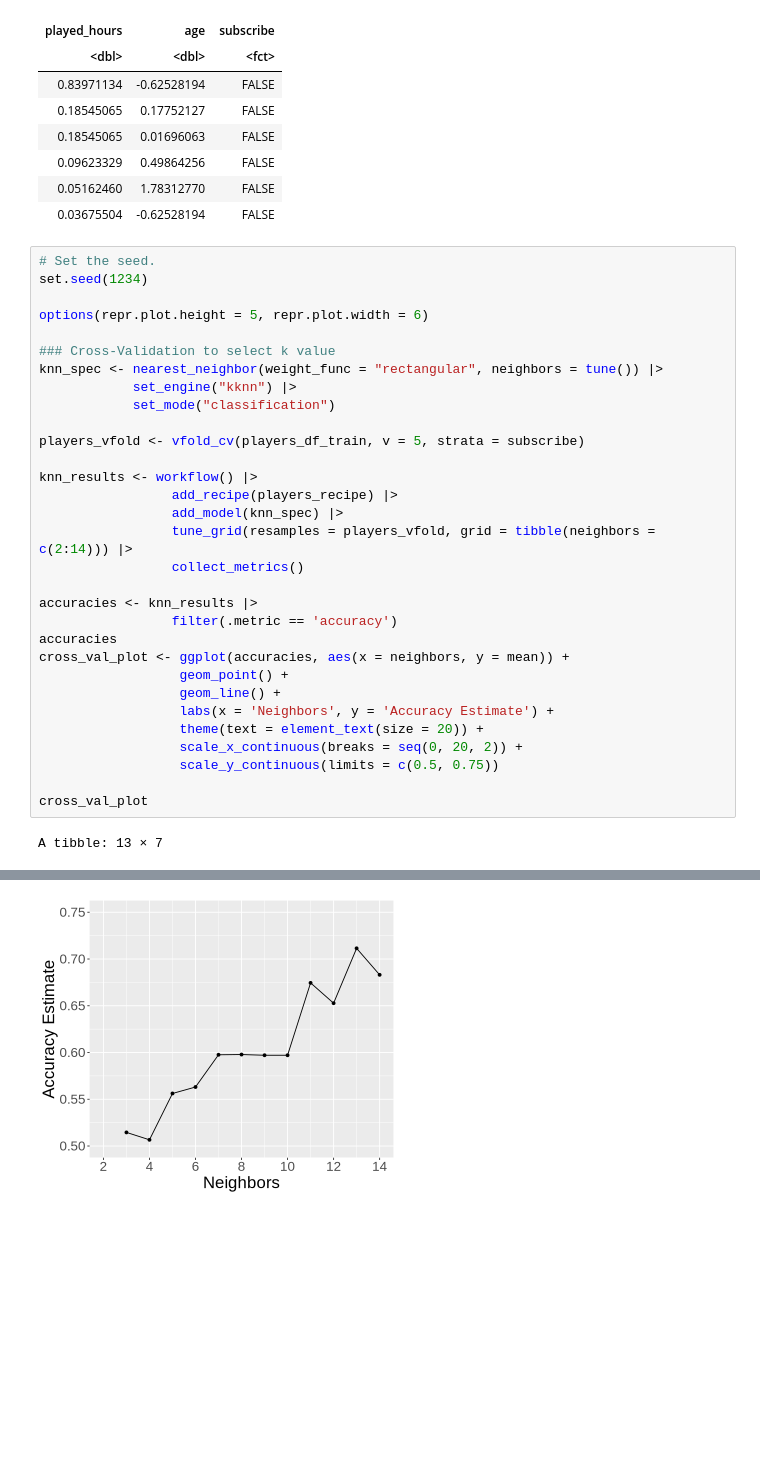
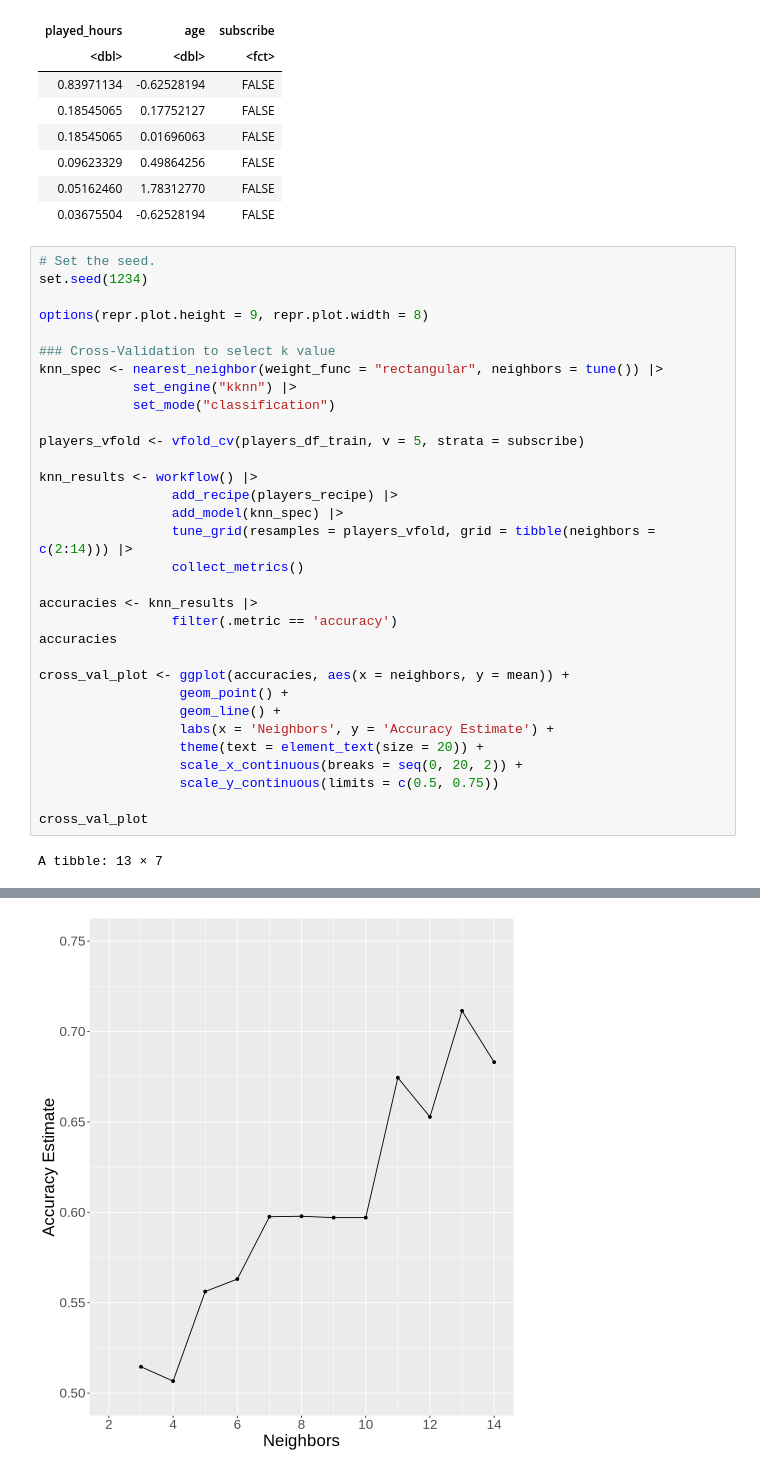
Before and after one commit to lennamh/DSCI100projectfinal, a Jupyter notebook: finalproject.ipynb, the cells around one changed output, grey strips where cells are left out. Cells and saved outputs as stored; diff of their text form; blank space fills up the shorter version.

Commit message:
changed options

```diff
--- a/finalproject.ipynb
+++ b/finalproject.ipynb
@@ -167,7 +179,7 @@ A tibble: 6 × 3
 # Set the seed.
 set.seed(1234)
 
-options(repr.plot.height = 5, repr.plot.width = 6)
+options(repr.plot.height = 9, repr.plot.width = 8)
 
 ### Cross-Validation to select k value
 knn_spec <- nearest_neighbor(weight_func = "rectangular", neighbors = tune()) |>
@@ -185,36 +197,37 @@ knn_results <- workflow() |>
 accuracies <- knn_results |>
                  filter(.metric == 'accuracy')
 accuracies
+
 cross_val_plot <- ggplot(accuracies, aes(x = neighbors, y = mean)) +
                   geom_point() +
                   geom_line() +
                   labs(x = 'Neighbors', y = 'Accuracy Estimate') +
                   theme(text = element_text(size = 20)) +
                   scale_x_continuous(breaks = seq(0, 20, 2)) +
                   scale_y_continuous(limits = c(0.5, 0.75))
 
 cross_val_plot
 # %% [output]
 A tibble: 13 × 7
 | neighbors | .metric | .estimator | mean | n | std_err | .config |
 | <int> | <chr> | <chr> | <dbl> | <int> | <dbl> | <chr> |
 | 2 | accuracy | binary | 0.4315545 | 5 | 0.04797866 | Preprocessor1_Model01 |
 | 3 | accuracy | binary | 0.5145594 | 5 | 0.03965841 | Preprocessor1_Model02 |
 | 4 | accuracy | binary | 0.5066411 | 5 | 0.03995609 | Preprocessor1_Model03 |
 | 5 | accuracy | binary | 0.5562032 | 5 | 0.02643070 | Preprocessor1_Model04 |
 | 6 | accuracy | binary | 0.5630998 | 5 | 0.03112091 | Preprocessor1_Model05 |
 | 7 | accuracy | binary | 0.5975826 | 5 | 0.04151660 | Preprocessor1_Model06 |
 | 8 | accuracy | binary | 0.5978289 | 5 | 0.03593190 | Preprocessor1_Model07 |
 | 9 | accuracy | binary | 0.5970717 | 5 | 0.04415613 | Preprocessor1_Model08 |
 | 10 | accuracy | binary | 0.5970717 | 5 | 0.03991297 | Preprocessor1_Model09 |
 | 11 | accuracy | binary | 0.6744663 | 5 | 0.05516698 | Preprocessor1_Model10 |
 | 12 | accuracy | binary | 0.6527550 | 5 | 0.05501762 | Preprocessor1_Model11 |
 | 13 | accuracy | binary | 0.7114304 | 5 | 0.02466739 | Preprocessor1_Model12 |
 | 14 | accuracy | binary | 0.6830870 | 5 | 0.02645666 | Preprocessor1_Model13 |
 Warning message:
 “Removed 1 row containing missing values or values outside the scale range
 (`geom_point()`).”
 Warning message:
 “Removed 1 row containing missing values or values outside the scale range
 (`geom_line()`).”
-[figure, old version]
+[figure, new version]
```
Also changed, not shown: parts of 3 cells of this notebook.
